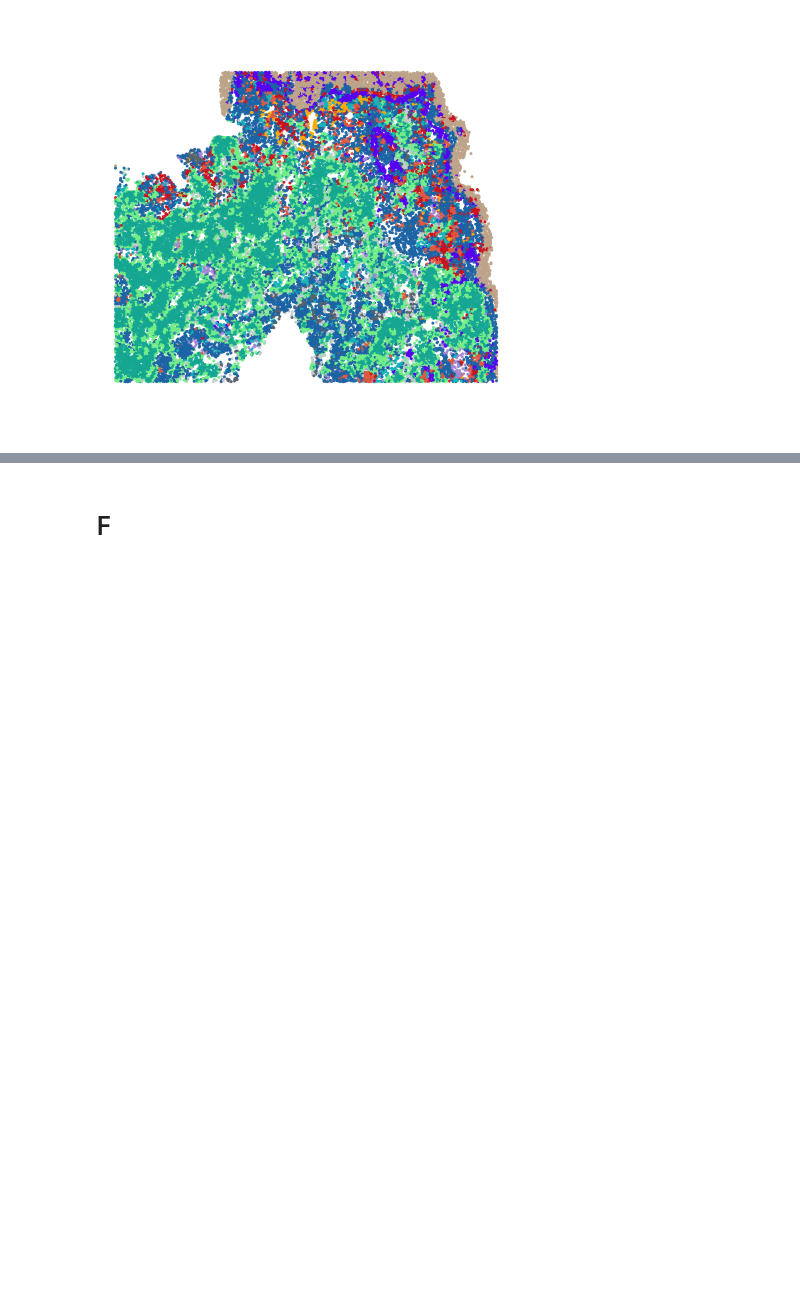
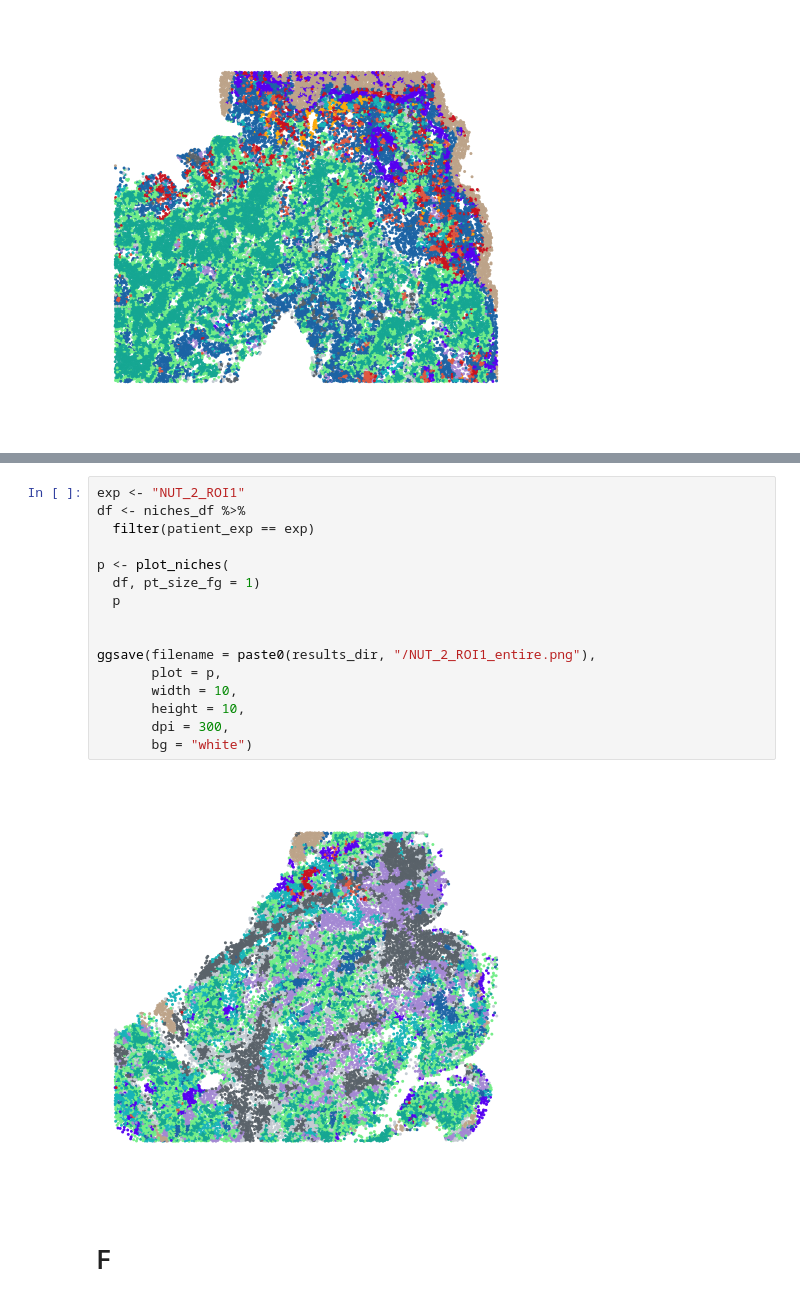
Before and after one commit to SchapiroLabor/NUT_spatial, a Jupyter notebook: figures/figure_4_R.ipynb, the cells around one changed output, grey strips where cells are left out. Drawn from its saved outputs; the diff is of its cells as text; blank space fills up the shorter version.

```diff
--- a/figures/figure_4_R.ipynb
+++ b/figures/figure_4_R.ipynb
@@ -606,3 +612,21 @@ ggsave(filename = paste0(results_dir, "/NUT_6_ROI5_entire.png"),
+# %%
+exp <- "NUT_2_ROI1"
+df <- niches_df %>%
+  filter(patient_exp == exp)
+
+p <- plot_niches(
+  df, pt_size_fg = 1)
+  p
+
+
+ggsave(filename = paste0(results_dir, "/NUT_2_ROI1_entire.png"),
+       plot = p,
+       width = 10,
+       height = 10,
+       dpi = 300,
+       bg = "white")
+# %% [output]
+[figure, added]
 # %% [markdown]
 # F
 # %%
```
Also changed, not shown: parts of 8 cells of this notebook, 8 other files.
